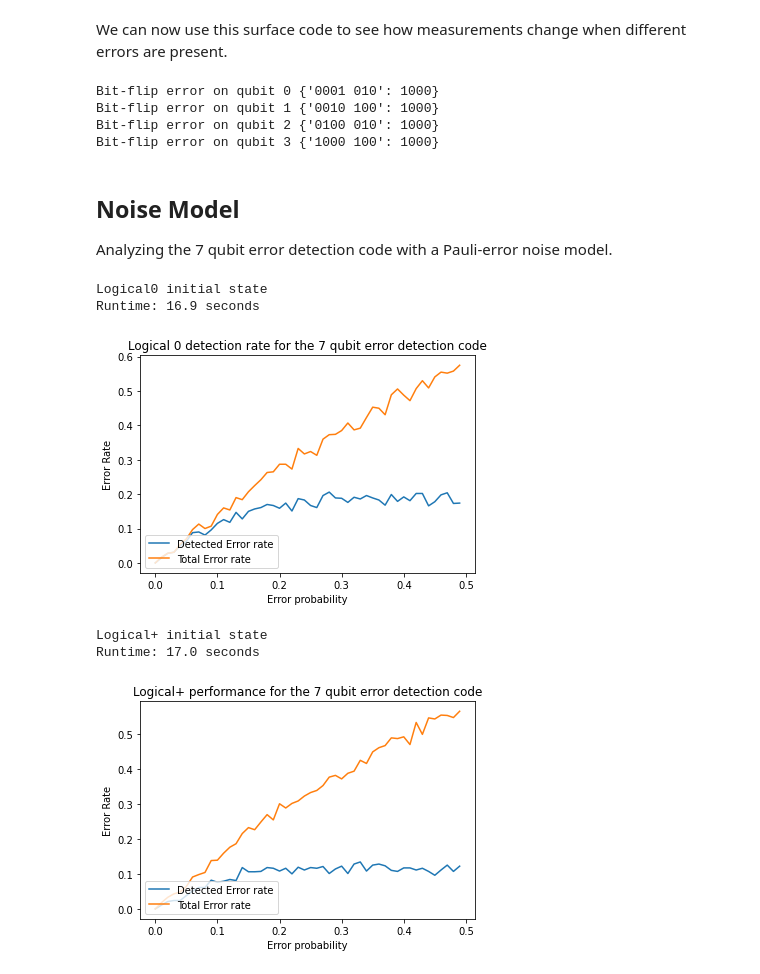
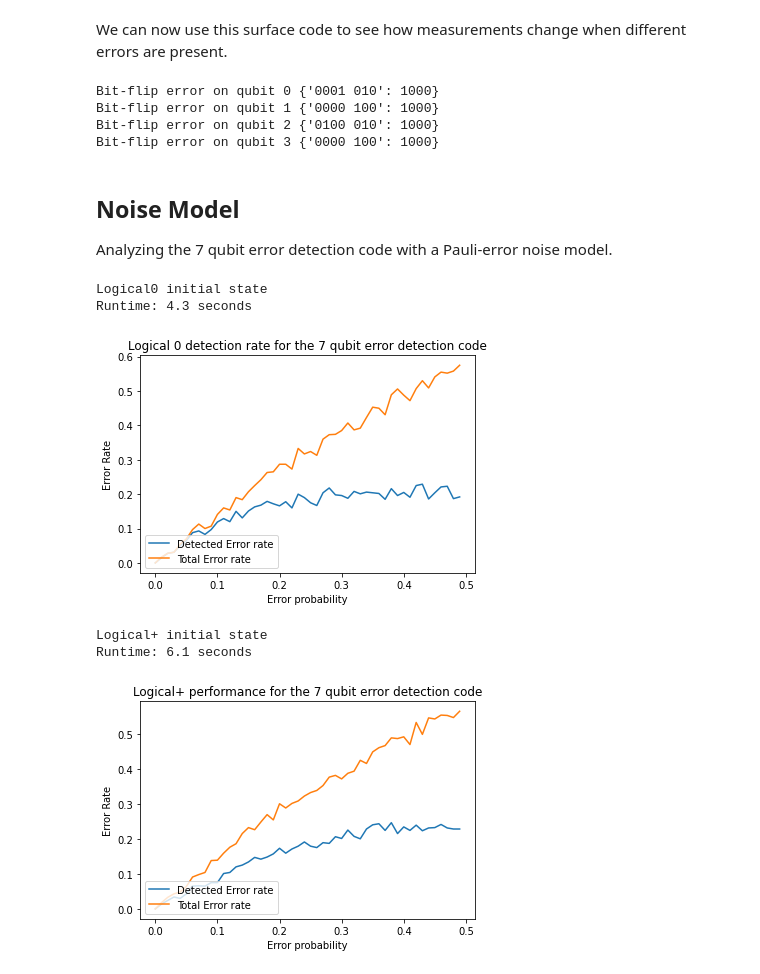
Before and after one commit to daschaich/QEC-Notebooks, a Jupyter notebook: 7 Qubit Error Detection Surface Code.ipynb, the cells around one changed output. Drawn from its saved outputs; the diff is of its cells as text; code cells hidden in the pictures.

```diff
--- a/7 Qubit Error Detection Surface Code.ipynb
+++ b/7 Qubit Error Detection Surface Code.ipynb
@@ -75,6 +75,9 @@ sc2.initialize(initial_state, sc2.qubits)
 sc2.ry(-pi/2,4)
 sc2.ry(-pi/2,5)
 
+sc2.x(0)
+sc2.x(2)
+
 sc2.cz(0,4)
 sc2.cz(1,5)
 sc2.cz(2,4)
@@ -83,6 +86,8 @@ sc2.cz(3,5)
 sc2.ry(pi/2,4)
 sc2.ry(pi/2,5)
 
+
+
 sc2.measure(4,0)
 sc2.measure(5,1)
 
@@ -168,7 +174,8 @@ c2 = ClassicalRegister(4)
 for i in range(0,4):
     #Create a new circuit
     new_circ = QuantumCircuit(q1,c1)
-
+    new_circ.h(1)
+    new_circ.h(3)
     #Run one surface code cycle to initialize logical0
     new_circ.append(sc_gate, [0,1,2,3,4,5,6])
 
@@ -181,6 +188,8 @@ for i in range(0,4):
     new_circ.measure(5,1)
     new_circ.measure(6,2)
 
+    new_circ.h(1)
+    new_circ.h(3)
     #new_circ.append(sc_gate,[0,1,2,3,4,5,6])
     new_circ.add_register(c2)
     for j in range(0,4):
@@ -192,9 +201,9 @@ for i in range(0,4):
     print(f'Bit-flip error on qubit {i}',counts)
 # %% [output]
 Bit-flip error on qubit 0 {'0001 010': 1000}
-Bit-flip error on qubit 1 {'0010 100': 1000}
+Bit-flip error on qubit 1 {'0000 100': 1000}
 Bit-flip error on qubit 2 {'0100 010': 1000}
-Bit-flip error on qubit 3 {'1000 100': 1000}
+Bit-flip error on qubit 3 {'0000 100': 1000}
 # %% [markdown]
 ## Noise Model
 
@@ -278,7 +287,11 @@ def scan_probs(init):
         counts = result.get_counts()
 
         #Create a list of expected detection keys
-        expected_keys = ['0001 010', '0010 100', '0100 010', '1000 100', '0011 110', '1100 110', '1001 100', '0110 100']
+        if init == 'zero':
+            expected_keys = ['0001 010', '0010 100', '0100 010', '1000 100', '0011 110', '1100 110', '1001 110', '0110 110']
+        else:
+            expected_keys = ['0001 010', '0100 100', '0010 001','1000 001', '0001 011', '0100 101',
+                             '0100 011', '1000 101', '0100 110', '0001 110'] #ToDo are these expected keys correct?
 
         correct_detect = 0
         total_err = 0
@@ -299,34 +312,34 @@ for state in ['zero','plus']:
     runtime = -time.time()
     if state == 'zero':
         print("Logical0 initial state")
     else:
         # Blank line in output to separate results
         print("\nLogical+ initial state")
 
     detection_rates, err_rates = scan_probs(state)
 
     # Print runtime here to ignore time spent looking at plot
     runtime += time.time()
     print("Runtime: %0.1f seconds" % runtime)
 
     if state == 'zero':
       title = 'Logical 0 detection rate for the 7 qubit error detection code'
     else:
       title = 'Logical+ performance for the 7 qubit error detection code'
 
 #     total_errors = [1 - rate for rate in err_rates]
     # Plot the error rate as a function of the error probability
     plt.plot(error_probs, detection_rates, label='Detected Error rate')
     plt.plot(error_probs, err_rates, label='Total Error rate')
     plt.title(title)
     plt.xlabel('Error probability')
     plt.ylabel('Error Rate')
     plt.legend(loc='lower left')
     plt.show()
 # %% [output]
 Logical0 initial state
-Runtime: 16.9 seconds
+Runtime: 4.3 seconds
-[figure, old version]
+[figure, new version]
 Logical+ initial state
-Runtime: 17.0 seconds
+Runtime: 6.1 seconds
-[figure, old version]
+[figure, new version]
```
Also changed, not shown: parts of 2 cells of this notebook.
